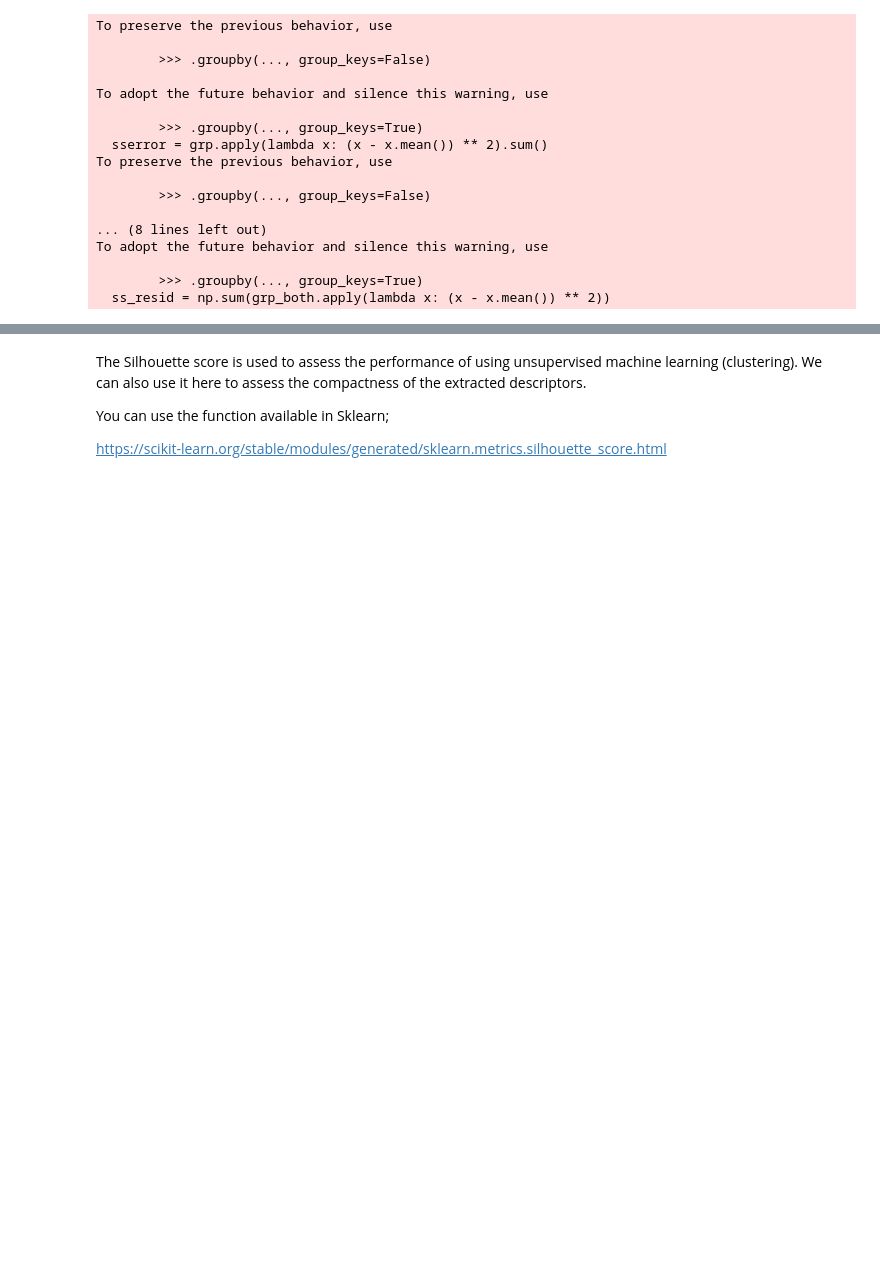
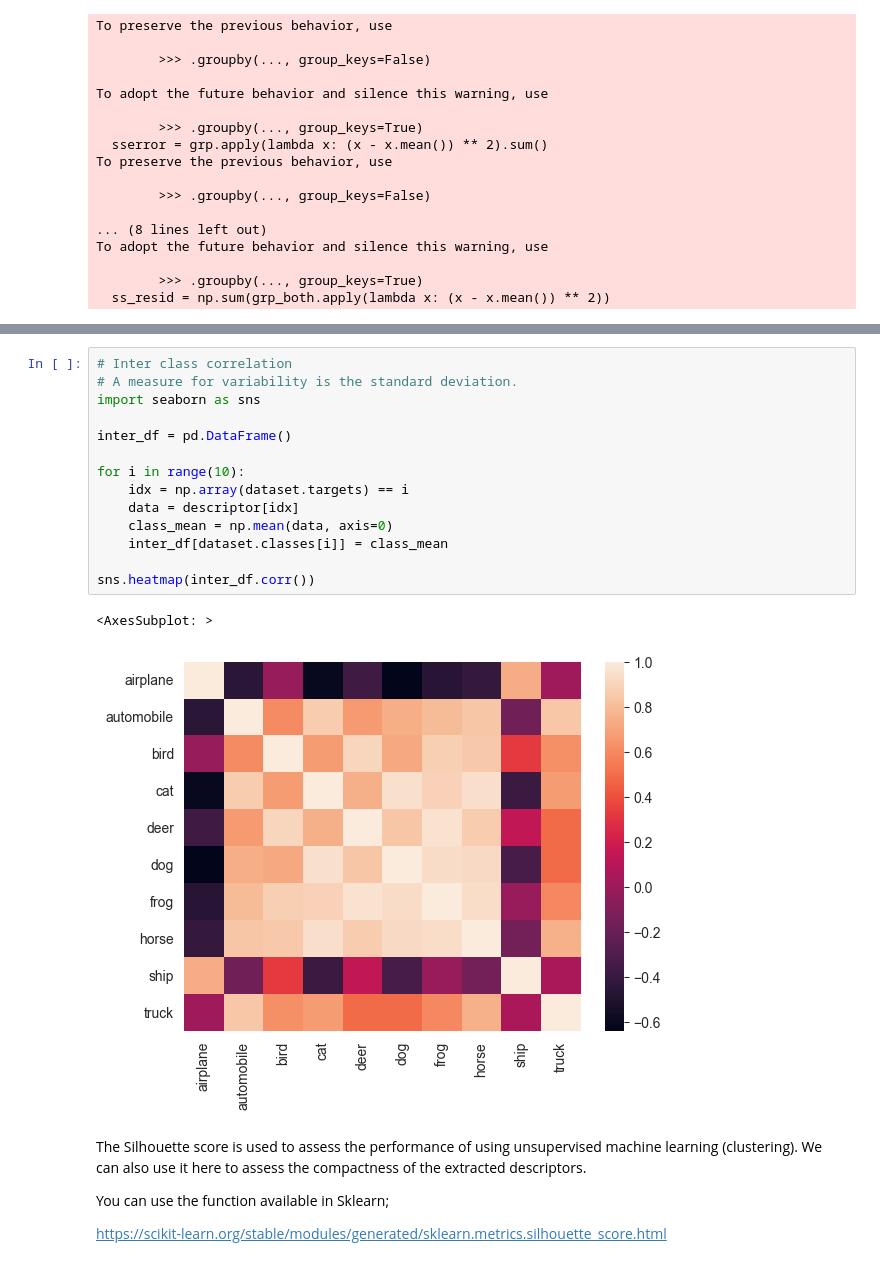
Before and after one commit to Frederico-lp/Data-Science, a Jupyter notebook: assignmentsCV/Assignment 1 - Understanding a dataset.ipynb, the cells around one changed output, grey strips where cells are left out. Saved outputs shown, nothing was run; the diff lists cells and outputs as text; blank space fills up the shorter version.

```diff
--- a/assignmentsCV/Assignment 1 - Understanding a dataset.ipynb
+++ b/assignmentsCV/Assignment 1 - Understanding a dataset.ipynb
@@ -205,3 +190,20 @@ sns.heatmap(df.loc[:, ~df.columns.isin(['image', 'y'])].corr())
+# %%
+# Inter class correlation
+# A measure for variability is the standard deviation.
+import seaborn as sns
+
+inter_df = pd.DataFrame()
+
+for i in range(10):
+    idx = np.array(dataset.targets) == i
+    data = descriptor[idx]
+    class_mean = np.mean(data, axis=0)
+    inter_df[dataset.classes[i]] = class_mean
+
+sns.heatmap(inter_df.corr())
+# %% [output]
+<AxesSubplot: >
+[figure, added]
 # %% [markdown]
 The Silhouette score is used to assess the performance of using unsupervised machine learning (clustering). We can also use it here to assess the compactness of the extracted descriptors.
 
```
Also changed, not shown: parts of 17 cells of this notebook, 3 other files.
